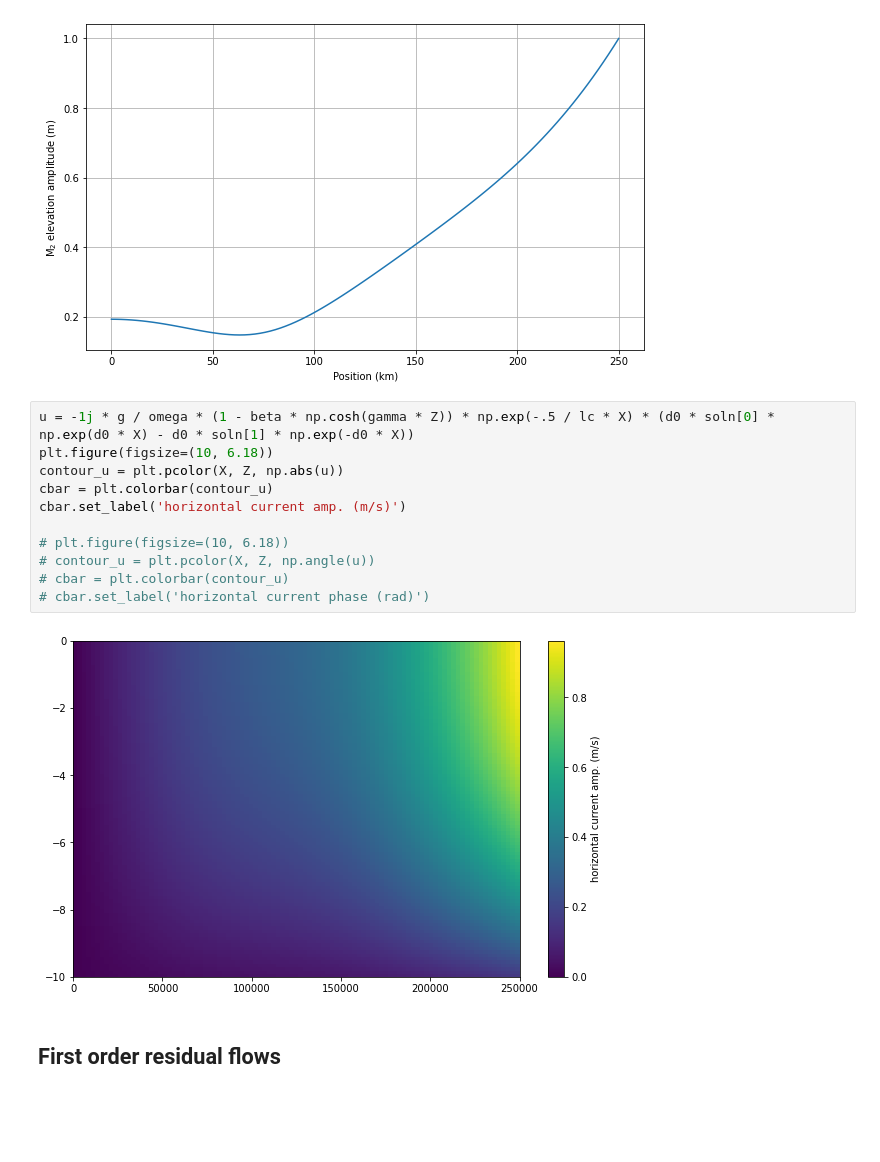
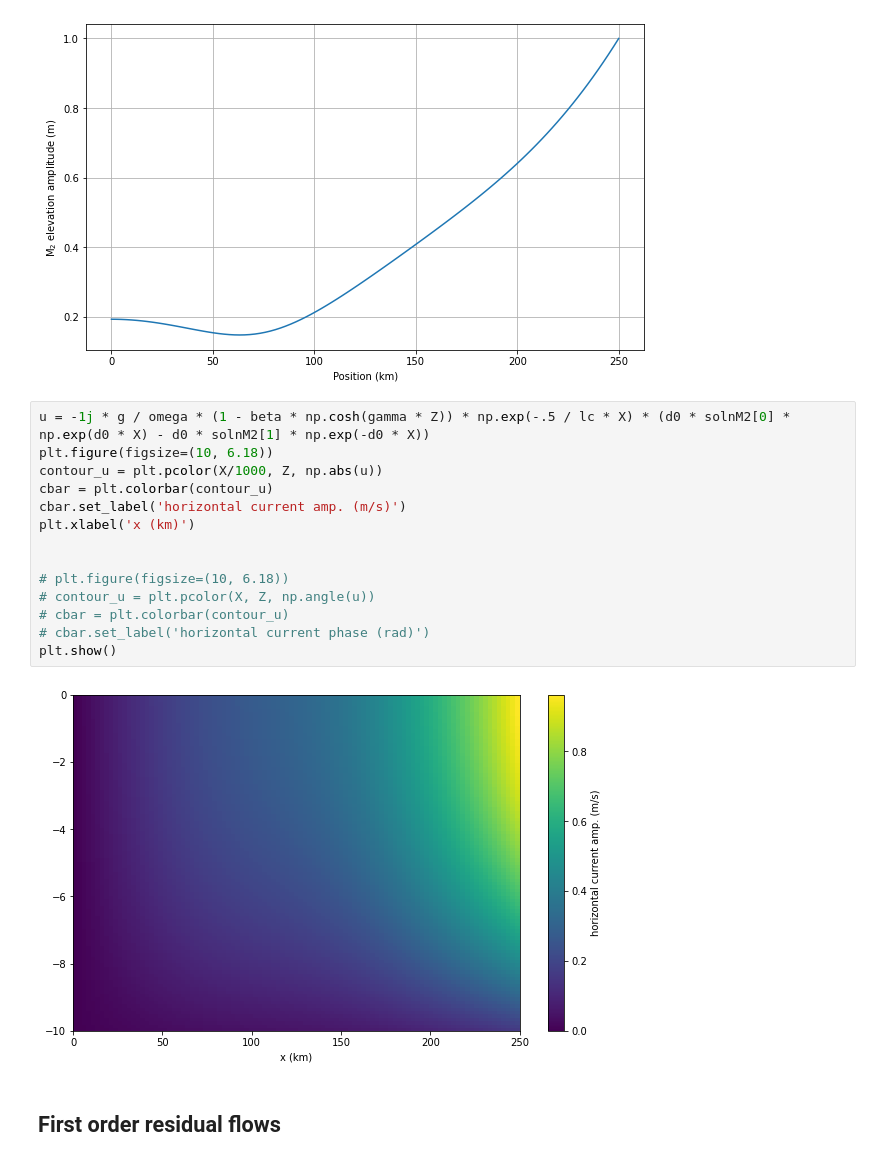
Before and after one commit to JinyangWang27/singleChannel2DV, a Jupyter notebook: singleChannel2DV.ipynb, the cells around one changed output. Saved outputs shown, nothing was run; the diff lists cells and outputs as text; blank space fills up the shorter version.

```diff
--- a/singleChannel2DV.ipynb
+++ b/singleChannel2DV.ipynb
@@ -93,18 +93,21 @@ plt.show()
 # %% [output]
 [figure]
 # %%
-u = -1j * g / omega * (1 - beta * np.cosh(gamma * Z)) * np.exp(-.5 / lc * X) * (d0 * soln[0] * np.exp(d0 * X) - d0 * soln[1] * np.exp(-d0 * X))
+u = -1j * g / omega * (1 - beta * np.cosh(gamma * Z)) * np.exp(-.5 / lc * X) * (d0 * solnM2[0] * np.exp(d0 * X) - d0 * solnM2[1] * np.exp(-d0 * X))
 plt.figure(figsize=(10, 6.18))
-contour_u = plt.pcolor(X, Z, np.abs(u))
+contour_u = plt.pcolor(X/1000, Z, np.abs(u))
 cbar = plt.colorbar(contour_u)
 cbar.set_label('horizontal current amp. (m/s)')
+plt.xlabel('x (km)')
+
 
 # plt.figure(figsize=(10, 6.18))
 # contour_u = plt.pcolor(X, Z, np.angle(u))
 # cbar = plt.colorbar(contour_u)
 # cbar.set_label('horizontal current phase (rad)')
+plt.show()
 # %% [output]
-[figure, old version]
+[figure, new version]
 # %% [markdown]
 ## First order residual flows
 # %%
```
Also changed, not shown: parts of 9 cells of this notebook.
